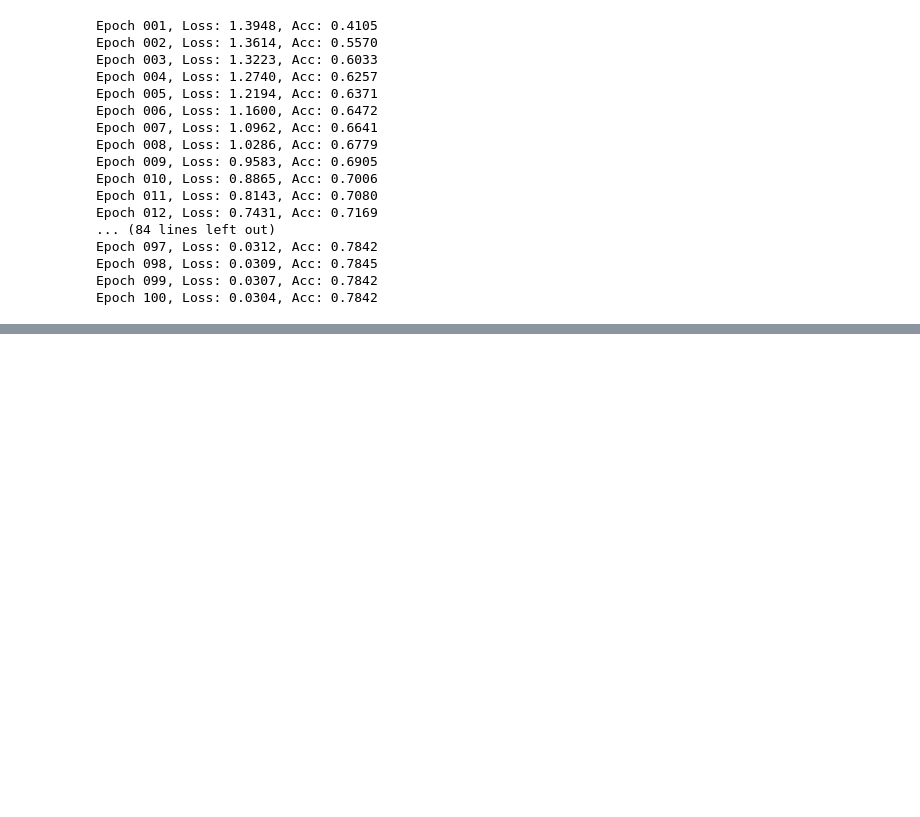
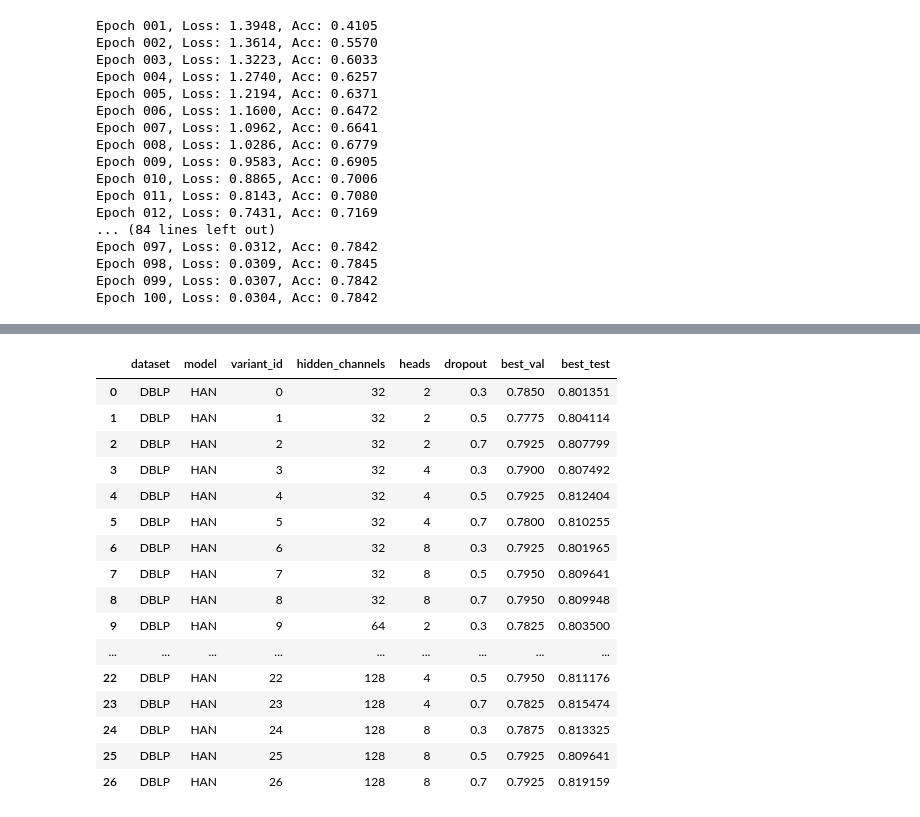
Before and after one commit to J0hnV1ct0r/Tabalho-Final-XAI, a Jupyter notebook: Cenario_Heterogenio_xai.ipynb, the cells around one changed output, grey strips where cells are left out. Saved outputs shown, nothing was run; the diff lists cells and outputs as text; code cells hidden in the pictures; blank space fills up the shorter version.

Commit message:
Implementação e salvamento das variantes dos dados heterogenios

```diff
--- a/Cenario_Heterogenio_xai.ipynb
+++ b/Cenario_Heterogenio_xai.ipynb
@@ -154,11 +122,11 @@ print(dblp["author"])
         [0., 0., 0.,  ..., 0., 0., 0.],
         [0., 0., 0.,  ..., 0., 0., 0.]]), 'y': tensor([2, 2, 3,  ..., 0, 0, 0]), 'train_mask': tensor([False, False, False,  ..., False, False, False]), 'val_mask': tensor([False, False,  True,  ...,  ...
 # %%
-for node_type in dblp.node_types:
+for node_type in dblp_new.node_types:
 
     print()
     print(node_type)
-    print(dblp[node_type])
+    print(dblp_new[node_type])
 # %% [output]
 author
 {'x': tensor([[0., 0., 1.,  ..., 0., 0., 0.],
@@ -180,11 +148,11 @@ conference
 # %%
-for node_type in dblp.node_types:
+for node_type in dblp_new.node_types:
 
     print(node_type)
-    print("num_nodes =", dblp[node_type].num_nodes)
+    print("num_nodes =", dblp_new[node_type].num_nodes)
 
-    if 'x' in dblp[node_type]:
-        print("x.shape =", dblp[node_type].x.shape)
+    if 'x' in dblp_new[node_type]:
+        print("x.shape =", dblp_new[node_type].x.shape)
 
     print()
 # %% [output]
@@ -274,7 +298,7 @@ optimizer = torch.optim.Adam(model.parameters(), lr=0.005, weight_decay=0.001)
 # %%
 for epoch in range(1, 101):
     loss = train(model,data,optimizer)
-    acc = test(model,data)
+    acc = evaluate(model,data)
 
     print(f"Epoch {epoch:03d}, Loss: {loss:.4f}, Acc: {acc:.4f}")
 # %% [output]
@@ -297,0 +324,25 @@ Epoch 100, Loss: 0.0304, Acc: 0.7842
+# %%
+def generate_han_variants():
+
+    variants = []
+
+    for hidden_channels in [32, 64, 128]:
+
+        for heads in [2, 4, 8]:
+
+            for dropout in [0.3, 0.5, 0.7]:
+
+                variants.append({
+
+                    "hidden_channels":
+                        hidden_channels,
+
+                    "heads":
+                        heads,
+
+                    "dropout":
+                        dropout
+
+                })
+
+    return variants
@@ -297,0 +480,21 @@ Epoch 100, Loss: 0.0304, Acc: 0.7842
+# %%
+results_df = pd.DataFrame(results)
+results_df
+# %% [output]
+|  | dataset | model | variant_id | hidden_channels | heads | dropout | best_val | best_test |
+| 0 | DBLP | HAN | 0 | 32 | 2 | 0.3 | 0.7850 | 0.801351 |
+| 1 | DBLP | HAN | 1 | 32 | 2 | 0.5 | 0.7775 | 0.804114 |
+| 2 | DBLP | HAN | 2 | 32 | 2 | 0.7 | 0.7925 | 0.807799 |
+| 3 | DBLP | HAN | 3 | 32 | 4 | 0.3 | 0.7900 | 0.807492 |
+| 4 | DBLP | HAN | 4 | 32 | 4 | 0.5 | 0.7925 | 0.812404 |
+| 5 | DBLP | HAN | 5 | 32 | 4 | 0.7 | 0.7800 | 0.810255 |
+| 6 | DBLP | HAN | 6 | 32 | 8 | 0.3 | 0.7925 | 0.801965 |
+| 7 | DBLP | HAN | 7 | 32 | 8 | 0.5 | 0.7950 | 0.809641 |
+| 8 | DBLP | HAN | 8 | 32 | 8 | 0.7 | 0.7950 | 0.809948 |
+| 9 | DBLP | HAN | 9 | 64 | 2 | 0.3 | 0.7825 | 0.803500 |
+| ... | ... | ... | ... | ... | ... | ... | ... | ... |
+| 22 | DBLP | HAN | 22 | 128 | 4 | 0.5 | 0.7950 | 0.811176 |
+| 23 | DBLP | HAN | 23 | 128 | 4 | 0.7 | 0.7825 | 0.815474 |
+| 24 | DBLP | HAN | 24 | 128 | 8 | 0.3 | 0.7875 | 0.813325 |
+| 25 | DBLP | HAN | 25 | 128 | 8 | 0.5 | 0.7925 | 0.809641 |
+| 26 | DBLP | HAN | 26 | 128 | 8 | 0.7 | 0.7925 | 0.819159 |
```
Also changed, not shown: parts of 64 cells of this notebook, 3 other files.
